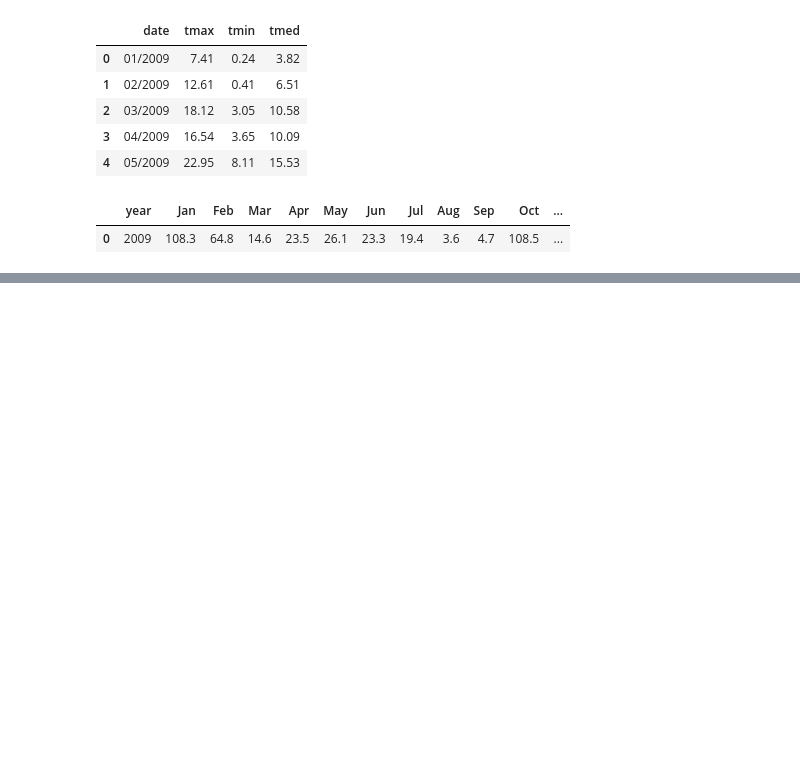
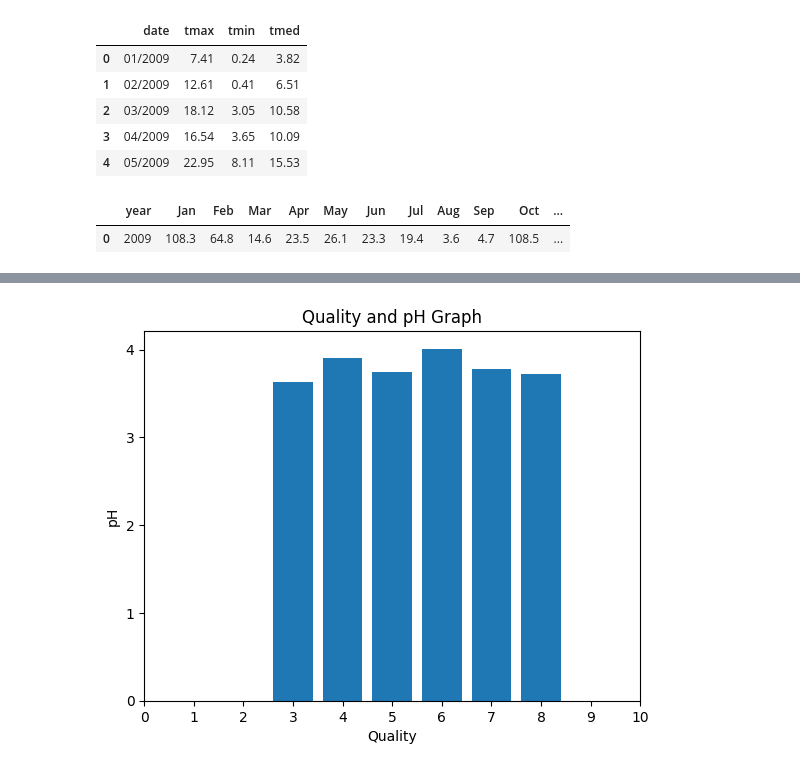
Before and after one commit to EthanCratchley/winequality-prediction, a Jupyter notebook: redWine.ipynb, the cells around one changed output, grey strips where cells are left out. Drawn from its saved outputs; the diff is of its cells as text; code cells hidden in the pictures; blank space fills up the shorter version.

```diff
--- a/redWine.ipynb
+++ b/redWine.ipynb
@@ -68,0 +83,13 @@ df3.head()
+# %%
+plt.bar(df['quality'], df['pH'])
+
+plt.title('Quality and pH Graph')
+plt.ylabel('pH')
+plt.xlabel('Quality')
+
+plt.xticks(range(0, 11, 1))
+plt.yticks(range(0, 5, 1))
+
+plt.show()
+# %% [output]
+[figure, added]
```
Also changed, not shown: parts of 1 cell of this notebook.
